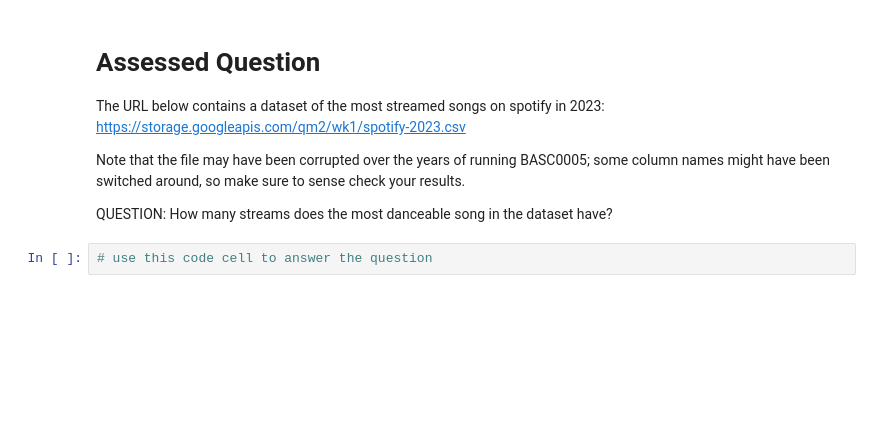
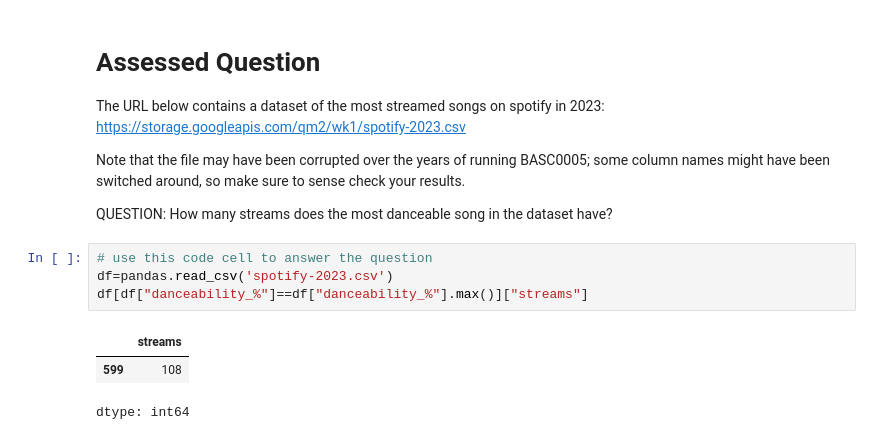
Before and after one commit to zoeziegler2-pixel/QM2, a Jupyter notebook: notebooks/W01. Python Recap.ipynb, the cells around one changed output. Drawn from its saved outputs; the diff is of its cells as text; blank space fills up the shorter version.

```diff
--- a/notebooks/W01. Python Recap.ipynb
+++ b/notebooks/W01. Python Recap.ipynb
@@ -232,3 +238,9 @@ Note that the file may have been corrupted over the years of running BASC0005; s
 QUESTION: How many streams does the most danceable song in the dataset have?
 # %%
 # use this code cell to answer the question
+df=pandas.read_csv('spotify-2023.csv')
+df[df["danceability_%"]==df["danceability_%"].max()]["streams"]
+# %% [output]
+|  | streams |
+| 599 | 108 |
+dtype: int64
```
Also changed, not shown: parts of 3 cells of this notebook.
